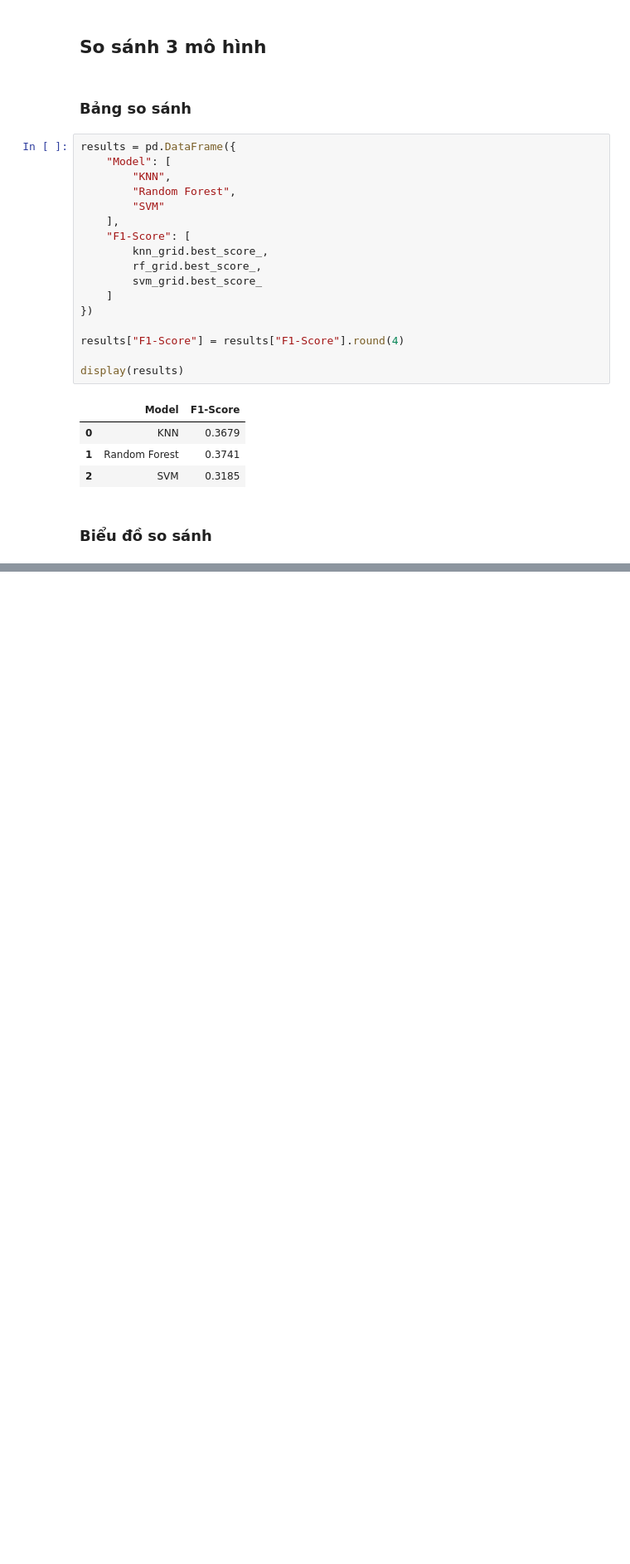
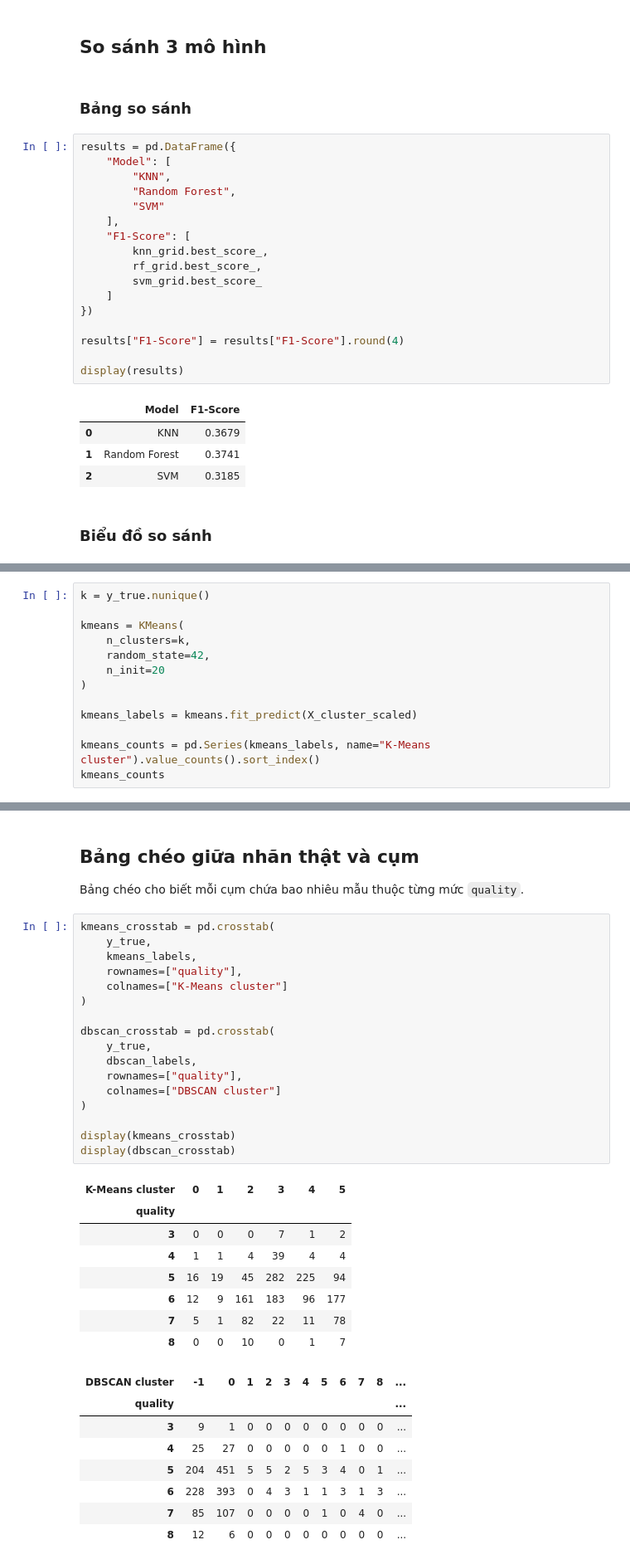
Before and after one commit to GH2909/D09_WineQuality_Red_MachineLearning, a Jupyter notebook: notebook/WineQuality.ipynb, the cells around one changed output, grey strips where cells are left out. Shown at 83% size. Cells and saved outputs as stored; diff of their text form; blank space fills up the shorter version.

```diff
--- a/notebook/WineQuality.ipynb
+++ b/notebook/WineQuality.ipynb
@@ -411,0 +456,13 @@ plt.show()
+# %%
+k = y_true.nunique()
+
+kmeans = KMeans(
+    n_clusters=k,
+    random_state=42,
+    n_init=20
+)
+
+kmeans_labels = kmeans.fit_predict(X_cluster_scaled)
+
+kmeans_counts = pd.Series(kmeans_labels, name="K-Means cluster").value_counts().sort_index()
+kmeans_counts
@@ -411,0 +545,38 @@ plt.show()
+# %% [markdown]
+## Bảng chéo giữa nhãn thật và cụm
+
+Bảng chéo cho biết mỗi cụm chứa bao nhiêu mẫu thuộc từng mức `quality`.
+# %%
+kmeans_crosstab = pd.crosstab(
+    y_true,
+    kmeans_labels,
+    rownames=["quality"],
+    colnames=["K-Means cluster"]
+)
+
+dbscan_crosstab = pd.crosstab(
+    y_true,
+    dbscan_labels,
+    rownames=["quality"],
+    colnames=["DBSCAN cluster"]
+)
+
+display(kmeans_crosstab)
+display(dbscan_crosstab)
+# %% [output]
+| K-Means cluster | 0 | 1 | 2 | 3 | 4 | 5 |
+| quality |  |  |  |  |  |  |
+| 3 | 0 | 0 | 0 | 7 | 1 | 2 |
+| 4 | 1 | 1 | 4 | 39 | 4 | 4 |
+| 5 | 16 | 19 | 45 | 282 | 225 | 94 |
+| 6 | 12 | 9 | 161 | 183 | 96 | 177 |
+| 7 | 5 | 1 | 82 | 22 | 11 | 78 |
+| 8 | 0 | 0 | 10 | 0 | 1 | 7 |
+| DBSCAN cluster | -1 | 0 | 1 | 2 | 3 | 4 | 5 | 6 | 7 | 8 | ... |
+| quality |  |  |  |  |  |  |  |  |  |  | ... |
+| 3 | 9 | 1 | 0 | 0 | 0 | 0 | 0 | 0 | 0 | 0 | ... |
+| 4 | 25 | 27 | 0 | 0 | 0 | 0 | 0 | 1 | 0 | 0 | ... |
+| 5 | 204 | 451 | 5 | 5 | 2 | 5 | 3 | 4 | 0 | 1 | ... |
+| 6 | 228 | 393 | 0 | 4 | 3 | 1 | 1 | 3 | 1 | 3 | ... |
+| 7 | 85 | 107 | 0 | 0 | 0 | 0 | 1 | 0 | 4 | 0 | ... |
+| 8 | 12 | 6 | 0 | 0 | 0 | 0 | 0 | 0 | 0 | 0 | ... |
```
Also changed, not shown: parts of 13 cells of this notebook, 2 other files.
